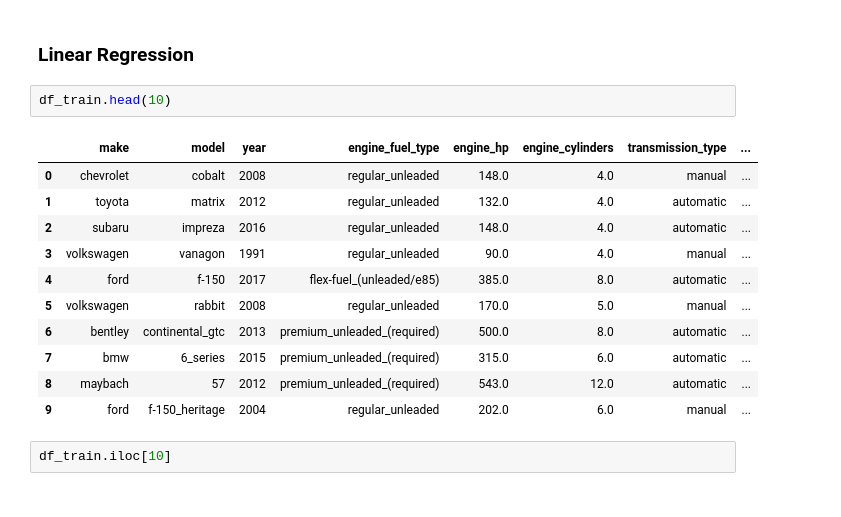
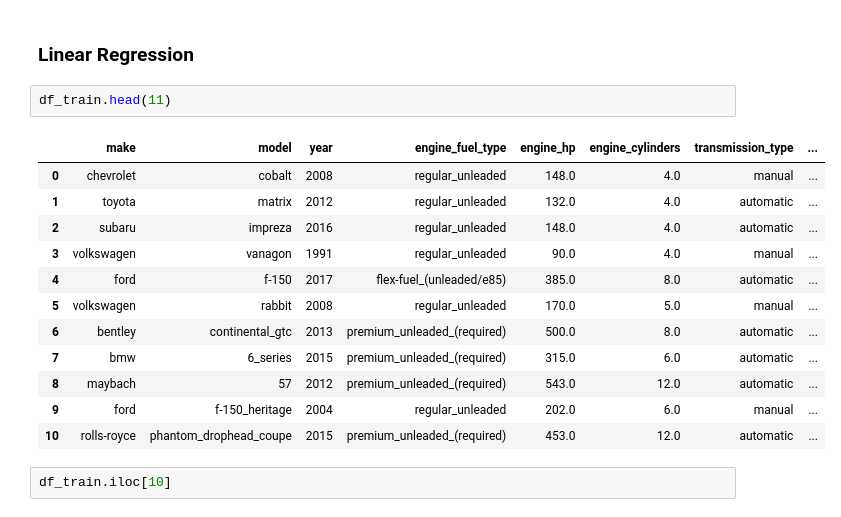
Before and after one commit to NupurChavan/ML-Zoomcamp-2025, a Jupyter notebook: Module 2/tut1.ipynb, the cells around one changed output. Saved outputs shown, nothing was run; the diff lists cells and outputs as text.

```diff
--- a/Module 2/tut1.ipynb
+++ b/Module 2/tut1.ipynb
@@ -171,19 +171,20 @@ len(y_train),len(y_val),len(y_test)
 # %% [markdown]
 ### Linear Regression
 # %%
-df_train.head(10)
+df_train.head(11)
 # %% [output]
 |  | make | model | year | engine_fuel_type | engine_hp | engine_cylinders | transmission_type | ... |
 | 0 | chevrolet | cobalt | 2008 | regular_unleaded | 148.0 | 4.0 | manual | ... |
 | 1 | toyota | matrix | 2012 | regular_unleaded | 132.0 | 4.0 | automatic | ... |
 | 2 | subaru | impreza | 2016 | regular_unleaded | 148.0 | 4.0 | automatic | ... |
 | 3 | volkswagen | vanagon | 1991 | regular_unleaded | 90.0 | 4.0 | manual | ... |
 | 4 | ford | f-150 | 2017 | flex-fuel_(unleaded/e85) | 385.0 | 8.0 | automatic | ... |
 | 5 | volkswagen | rabbit | 2008 | regular_unleaded | 170.0 | 5.0 | manual | ... |
 | 6 | bentley | continental_gtc | 2013 | premium_unleaded_(required) | 500.0 | 8.0 | automatic | ... |
 | 7 | bmw | 6_series | 2015 | premium_unleaded_(required) | 315.0 | 6.0 | automatic | ... |
 | 8 | maybach | 57 | 2012 | premium_unleaded_(required) | 543.0 | 12.0 | automatic | ... |
 | 9 | ford | f-150_heritage | 2004 | regular_unleaded | 202.0 | 6.0 | manual | ... |
+| 10 | rolls-royce | phantom_drophead_coupe | 2015 | premium_unleaded_(required) | 453.0 | 12.0 | automatic | ... |
 # %%
 df_train.iloc[10]
 # %% [output]
```
Also changed, not shown: parts of 16 cells of this notebook.
